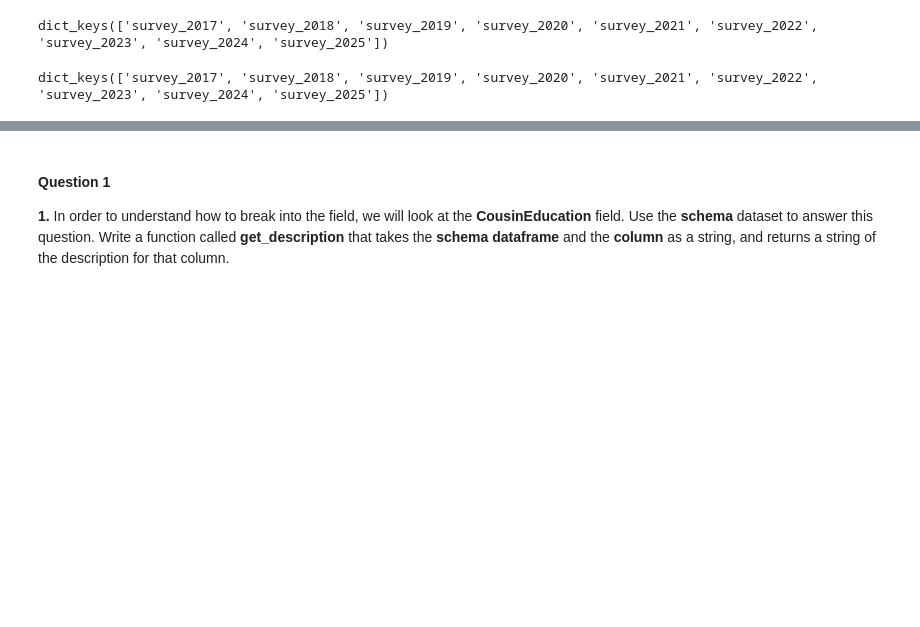
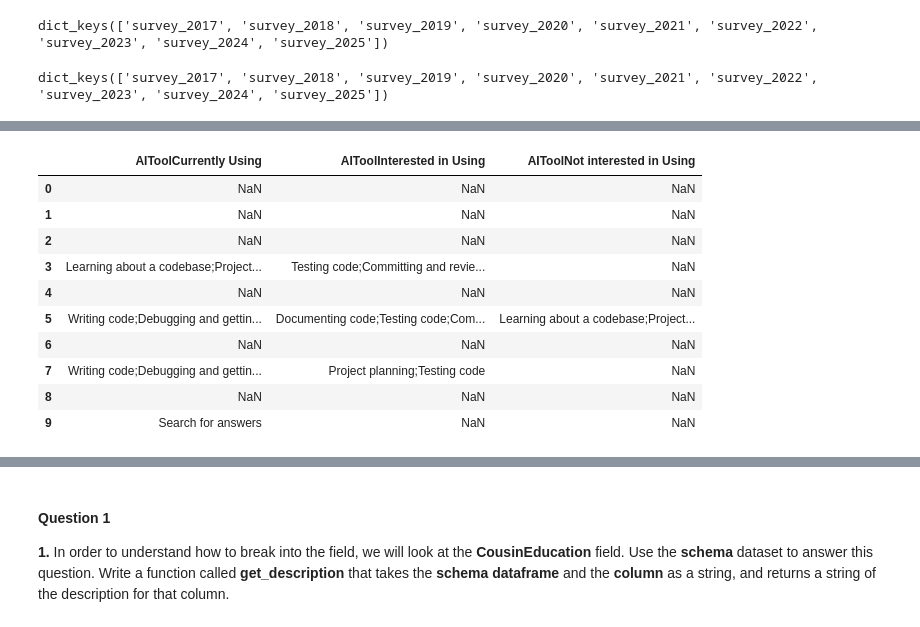
Before and after one commit to UUJI17D/StackoverflowSurvey_UpskillingProject, a Jupyter notebook: Project.ipynb, the cells around one changed output, grey strips where cells are left out. Drawn from its saved outputs; the diff is of its cells as text; code cells hidden in the pictures; blank space fills up the shorter version.

```diff
--- a/Project.ipynb
+++ b/Project.ipynb
@@ -234,0 +738,15 @@ matches.head()
+# %%
+tool_col_names = [col for col in survey_dfs["survey_2024"].columns if "AITool" in col]
+survey_dfs["survey_2024"][tool_col_names].head(10)
+# %% [output]
+|  | AIToolCurrently Using | AIToolInterested in Using | AIToolNot interested in Using |
+| 0 | NaN | NaN | NaN |
+| 1 | NaN | NaN | NaN |
+| 2 | NaN | NaN | NaN |
+| 3 | Learning about a codebase;Project... | Testing code;Committing and revie... | NaN |
+| 4 | NaN | NaN | NaN |
+| 5 | Writing code;Debugging and gettin... | Documenting code;Testing code;Com... | Learning about a codebase;Project... |
+| 6 | NaN | NaN | NaN |
+| 7 | Writing code;Debugging and gettin... | Project planning;Testing code | NaN |
+| 8 | NaN | NaN | NaN |
+| 9 | Search for answers | NaN | NaN |
```
Also changed, not shown: parts of 59 cells of this notebook.
